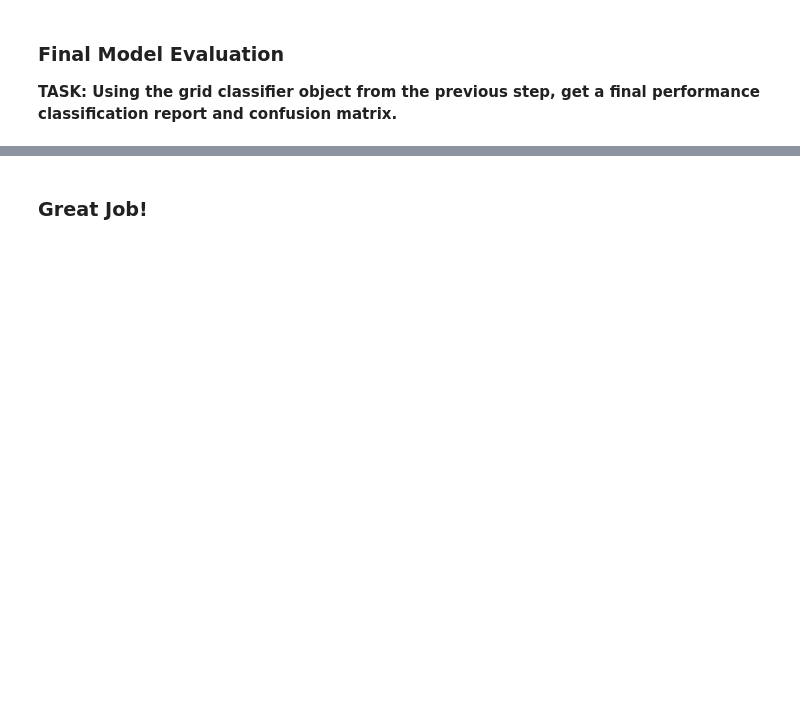
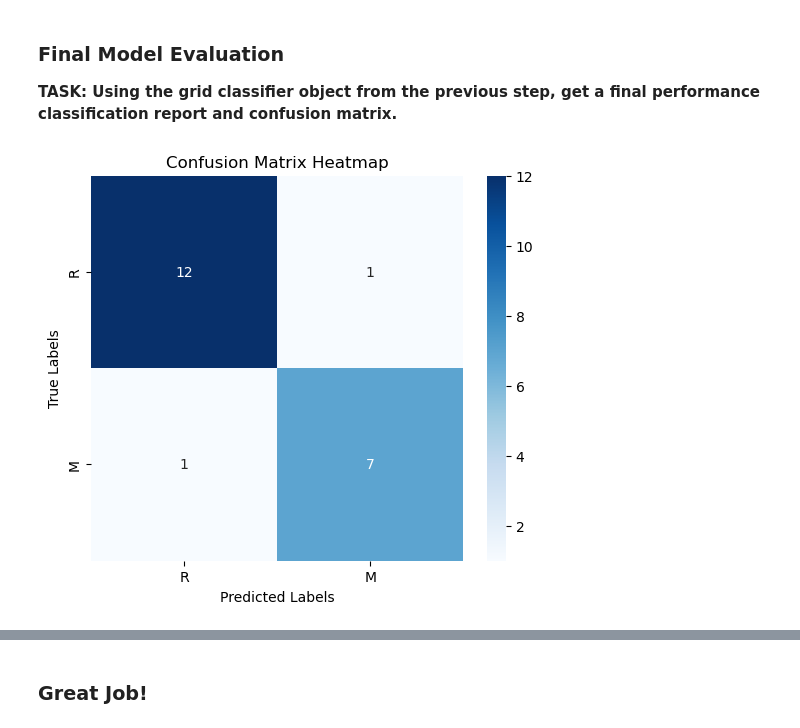
Before and after one commit to Omar-Abdalrahim/ML-52-23411, a Jupyter notebook: Classification/KNN/KNN Exercise.ipynb, the cells around one changed output, grey strips where cells are left out. Cells and saved outputs as stored; diff of their text form; code cells hidden in the pictures; blank space fills up the shorter version.

```diff
--- a/Classification/KNN/KNN Exercise.ipynb
+++ b/Classification/KNN/KNN Exercise.ipynb
@@ -52,2 +78,10 @@ X_cv, X_test, y_cv, y_test = train_test_split(X, y, test_size=0.1, random_state=
 # %% [markdown]
 **TASK: Perform a grid-search with the pipeline to test various values of k and report back the best performing parameters.**
+# %%
+k_values = list(range(1,20))
+param_grid = {'knn__n_neighbors': k_values}
+# %%
+from sklearn.model_selection import GridSearchCV
+full_search = GridSearchCV(pipe,param_grid,scoring='accuracy')
+# %%
+full_search.fit(X_train,y_train)
@@ -57,3 +117,20 @@ X_cv, X_test, y_cv, y_test = train_test_split(X, y, test_size=0.1, random_state=
 **TASK: Using the grid classifier object from the previous step, get a final performance classification report and confusion matrix.**
 # %%
 #Code Here
+# %%
+pred=full_search.predict(X_test)
+# %%
+cm = confusion_matrix(y_test,pred)
+
+class_names = df["Label"].unique()
+
+plt.figure(figsize=(6, 5))
+sns.heatmap(cm, annot=True, fmt="d", cmap="Blues", xticklabels=class_names, yticklabels=class_names)
+
+# Labels and Title
+plt.xlabel("Predicted Labels")
+plt.ylabel("True Labels")
+plt.title("Confusion Matrix Heatmap")
+plt.show()
+# %% [output]
+[figure, added]
```
Also changed, not shown: parts of 9 cells of this notebook, 2 other files.
